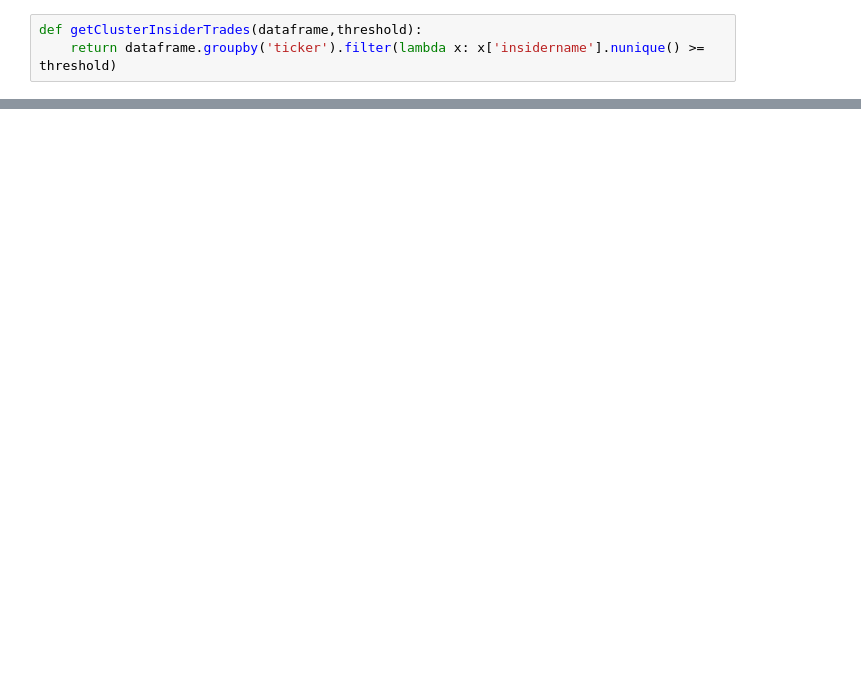
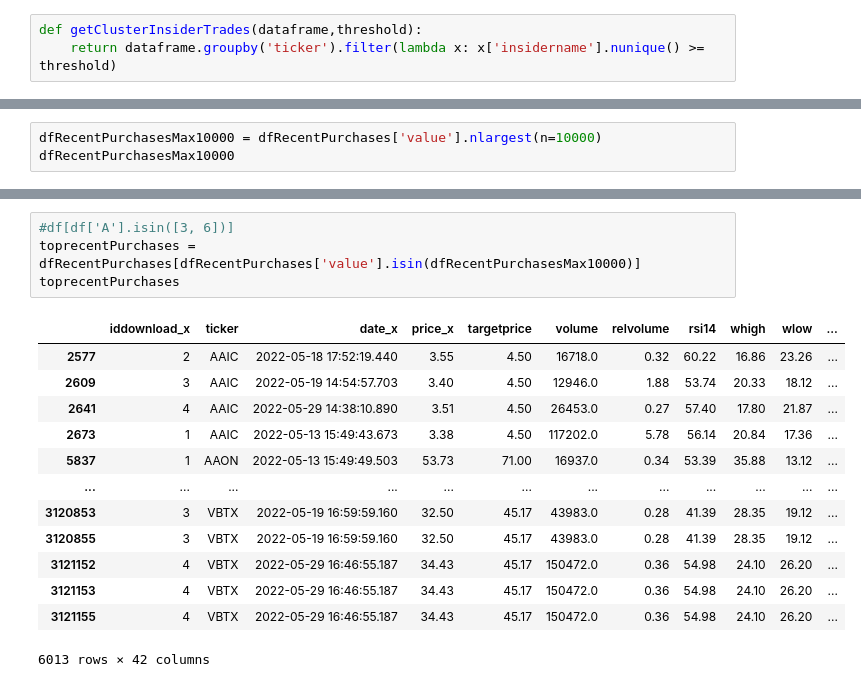
Before and after one commit to Teycir/NoteBookInsiders, a Jupyter notebook: Insider.ipynb, the cells around one changed output, grey strips where cells are left out. Drawn from its saved outputs; the diff is of its cells as text; blank space fills up the shorter version.

```diff
--- a/Insider.ipynb
+++ b/Insider.ipynb
@@ -387,0 +421,3 @@ transformedlist
+# %%
+dfRecentPurchasesMax10000 = dfRecentPurchases['value'].nlargest(n=10000)
+dfRecentPurchasesMax10000
@@ -387,0 +437,18 @@ transformedlist
+# %%
+#df[df['A'].isin([3, 6])]
+toprecentPurchases = dfRecentPurchases[dfRecentPurchases['value'].isin(dfRecentPurchasesMax10000)]
+toprecentPurchases
+# %% [output]
+|  | iddownload_x | ticker | date_x | price_x | targetprice | volume | relvolume | rsi14 | whigh | wlow | ... |
+| 2577 | 2 | AAIC | 2022-05-18 17:52:19.440 | 3.55 | 4.50 | 16718.0 | 0.32 | 60.22 | 16.86 | 23.26 | ... |
+| 2609 | 3 | AAIC | 2022-05-19 14:54:57.703 | 3.40 | 4.50 | 12946.0 | 1.88 | 53.74 | 20.33 | 18.12 | ... |
+| 2641 | 4 | AAIC | 2022-05-29 14:38:10.890 | 3.51 | 4.50 | 26453.0 | 0.27 | 57.40 | 17.80 | 21.87 | ... |
+| 2673 | 1 | AAIC | 2022-05-13 15:49:43.673 | 3.38 | 4.50 | 117202.0 | 5.78 | 56.14 | 20.84 | 17.36 | ... |
+| 5837 | 1 | AAON | 2022-05-13 15:49:49.503 | 53.73 | 71.00 | 16937.0 | 0.34 | 53.39 | 35.88 | 13.12 | ... |
+| ... | ... | ... | ... | ... | ... | ... | ... | ... | ... | ... | ... |
+| 3120853 | 3 | VBTX | 2022-05-19 16:59:59.160 | 32.50 | 45.17 | 43983.0 | 0.28 | 41.39 | 28.35 | 19.12 | ... |
+| 3120855 | 3 | VBTX | 2022-05-19 16:59:59.160 | 32.50 | 45.17 | 43983.0 | 0.28 | 41.39 | 28.35 | 19.12 | ... |
+| 3121152 | 4 | VBTX | 2022-05-29 16:46:55.187 | 34.43 | 45.17 | 150472.0 | 0.36 | 54.98 | 24.10 | 26.20 | ... |
+| 3121153 | 4 | VBTX | 2022-05-29 16:46:55.187 | 34.43 | 45.17 | 150472.0 | 0.36 | 54.98 | 24.10 | 26.20 | ... |
+| 3121155 | 4 | VBTX | 2022-05-29 16:46:55.187 | 34.43 | 45.17 | 150472.0 | 0.36 | 54.98 | 24.10 | 26.20 | ... |
+6013 rows × 42 columns
```
Also changed, not shown: parts of 46 cells of this notebook.
